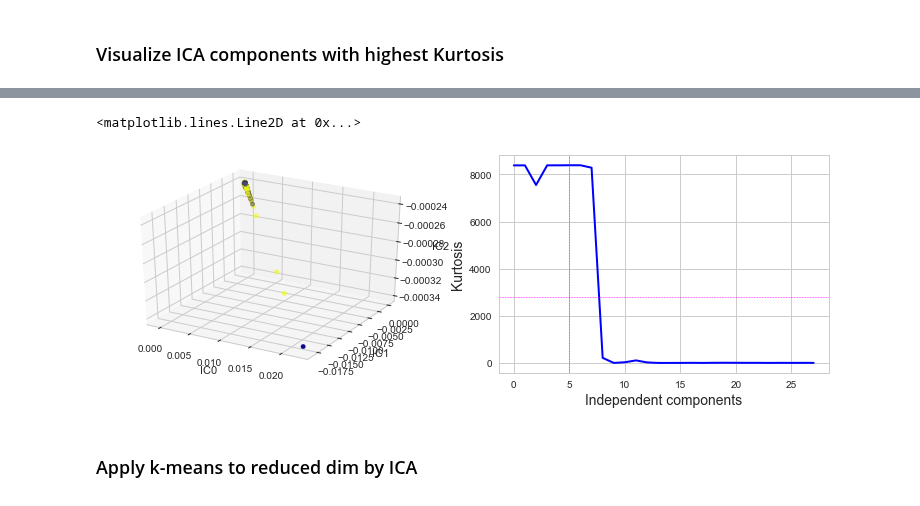
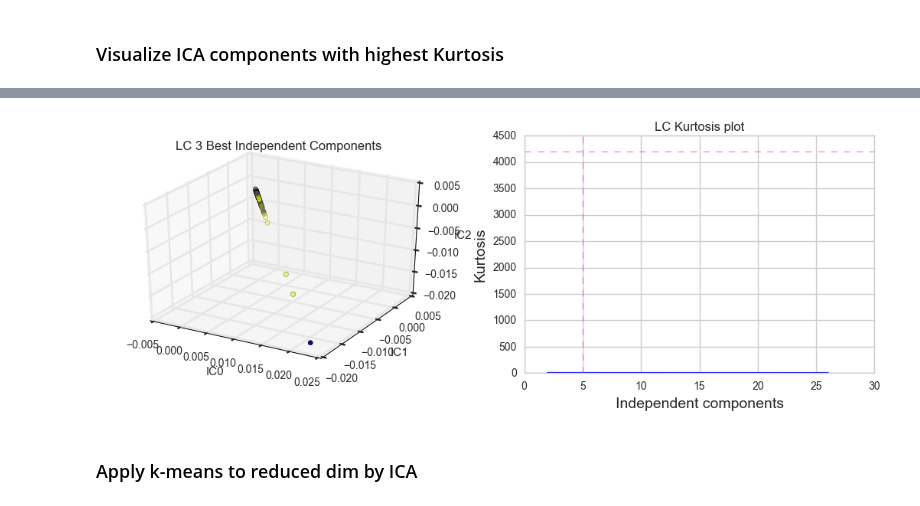
Before and after one commit to truzmeto/UnsupervisedLearning, a Jupyter notebook: LC.ipynb, the cells around one changed output, grey strips where cells are left out. Saved outputs shown, nothing was run; the diff lists cells and outputs as text; code cells hidden in the pictures.

```diff
--- a/LC.ipynb
+++ b/LC.ipynb
@@ -150,5 +144,5 @@ n_seed = 111
 # %%
-gm = GaussianMixture(n_components=n_centroids, random_state=n_seed, n_init=n_init, max_iter=100)
+gm = GaussianMixture(n_components=n_centroids, random_state=n_seed, n_init=1, max_iter=100)
 gm.fit(train)
 # %% [output]
 GaussianMixture(covariance_type='full', init_params='kmeans', max_iter=100,
@@ -329,7 +311,7 @@ avg / total       0.60      0.69      0.62     64209
 # %% [markdown]
 ##  ICA
 # %%
-ica =FastICA(algorithm='deflation', tol=0.001, whiten=True, fun='logcosh', max_iter=50, random_state=n_seed)
+ica =FastICA(algorithm='parallel', tol=0.001, whiten=True, fun='logcosh', max_iter=50, random_state=n_seed)
 ica_all = ica.fit_transform(train)
 # %% [markdown]
 ### Applying k-means to ICA output
@@ -350,7 +332,7 @@ avg / total       0.59      0.56      0.58     64209
 # %% [markdown]
 ### Applying EM to ICA output
 # %%
-gm = GaussianMixture(n_components=n_centroids, random_state=n_seed, n_init=n_init, max_iter=100)
+gm = GaussianMixture(n_components=n_centroids, random_state=n_seed, max_iter=100)
 gm.fit(ica_all)
 gm_labels = gm.predict(ica_all)
 print(confusion_matrix(train_labels, gm_labels))
@@ -370,7 +352,7 @@ y = kurtosis(ica_all, fisher=True)
 x = np.arange(len(y))
 # %%
 kurt_max = x[y.argmax()]
-kurtosis_thresh = y.max()/3
+kurtosis_thresh = y.max()/2
 # %% [markdown]
 ### Visualize ICA components with highest Kurtosis
 # %%
@@ -386,24 +368,22 @@ array([0, 1, 2, 3, 4, 5, 6, 7])
 # %%
 fig = plt.figure(figsize=(13,4))
 ax1 = fig.add_subplot(121, projection='3d')
 ax1.scatter(ica_keep[indx[0]], ica_keep[indx[1]],ica_keep[indx[2]],c=train_labels,cmap='plasma')
 ax1.set_xlabel('IC0')
 ax1.set_ylabel('IC1')
 ax1.set_zlabel('IC2')
+plt.title('LC 3 Best Independent Components')
 
 ax2 = fig.add_subplot(122)
-#ax2.scatter(ica_keep[indx[0]], ica_keep[indx[1]],c=train_labels,cmap='plasma')
-#plt.xlabel('IC0', fontsize = 10)
-#plt.ylabel('IC1', fontsize = 10)
-# plot ica
 plt.xlabel('Independent components', fontsize = 14)
 plt.ylabel('Kurtosis', fontsize = 14)
 plt.plot(x ,y, '-',lw=2., color='blue')
 plt.axvline(x=kurt_max,color='magenta', linestyle='--', linewidth=0.5)
 plt.axhline(y=kurtosis_thresh,color='magenta', linestyle='--', linewidth=0.5)
+plt.title('LC Kurtosis plot')
+fig.savefig('plots/LC_ica.pdf')
 # %% [output]
-<matplotlib.lines.Line2D at 0x...>
-[figure, old version]
+[figure, new version]
 # %% [markdown]
 ### Apply k-means to reduced dim by ICA
 # %%
```
Also changed, not shown: parts of 26 cells of this notebook, 1 other file.
